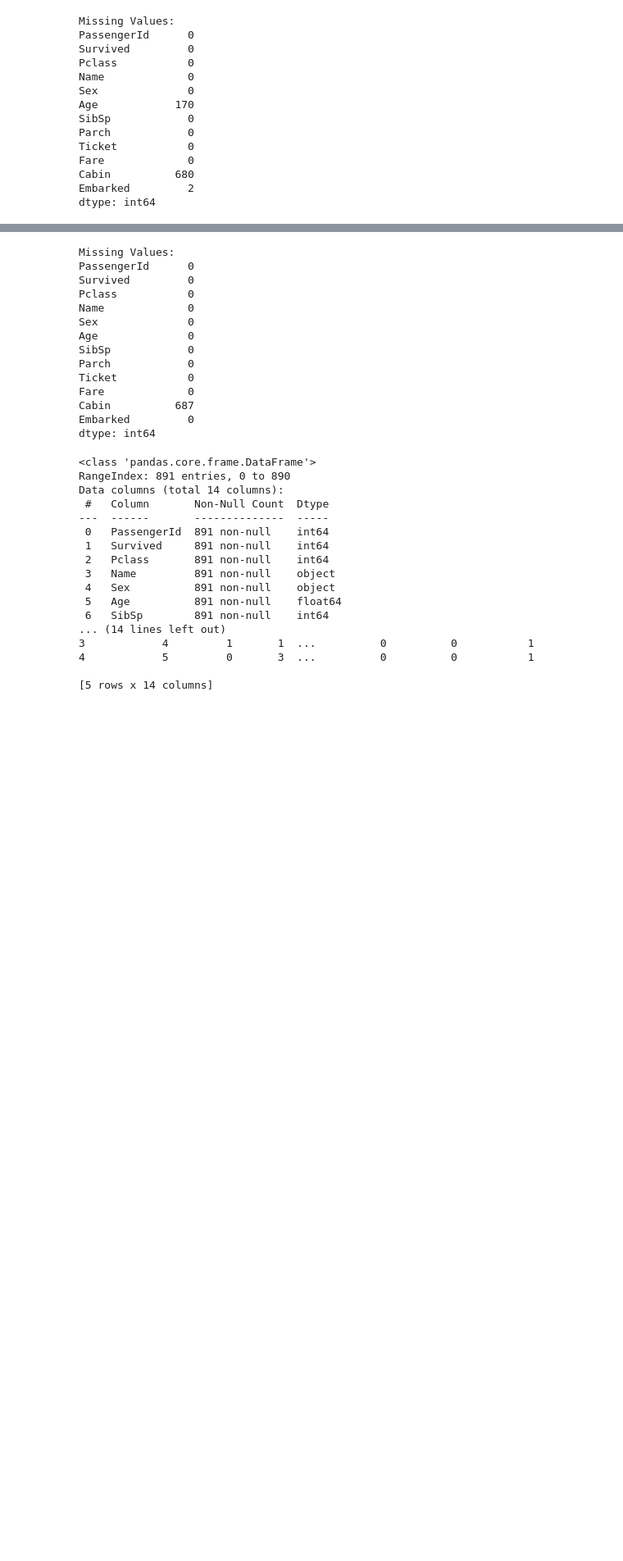
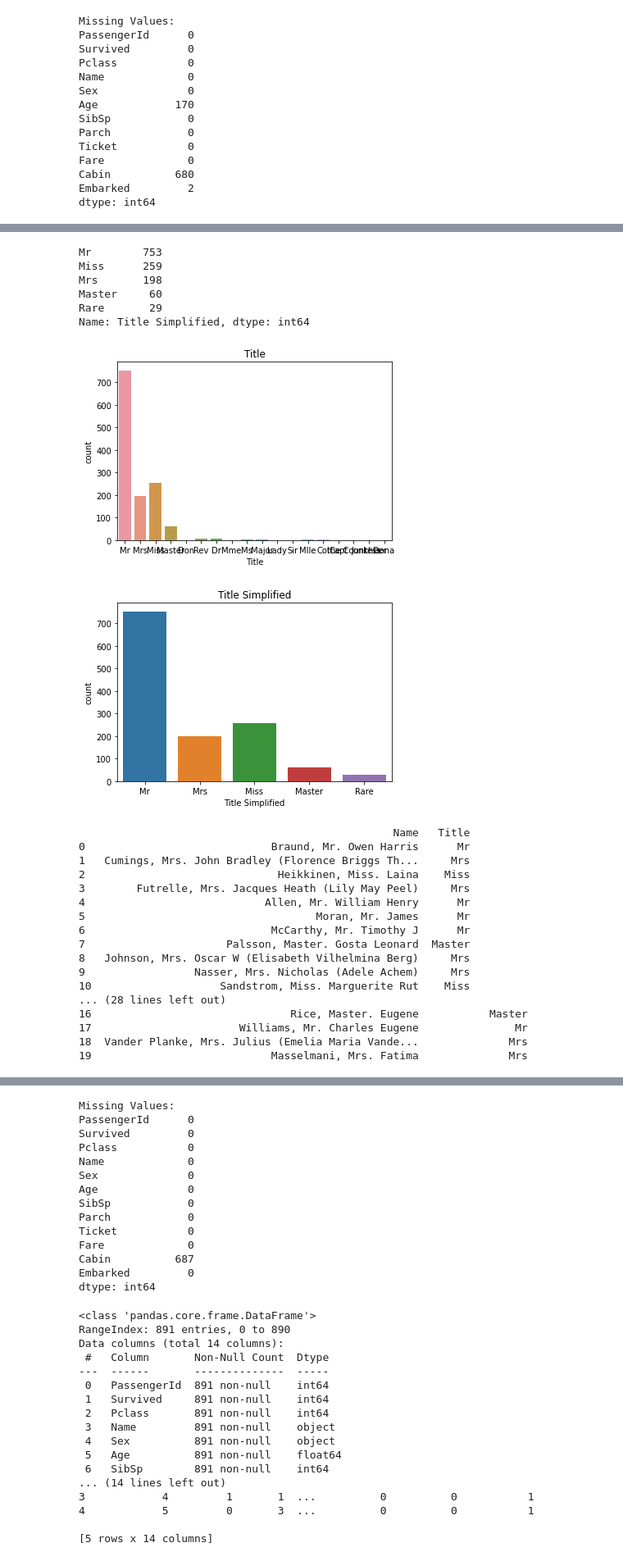
Before and after one commit to DicheDiez10/CSCI-191-T-ML, a Jupyter notebook: KaggleTitanic/KaggleTitanic.ipynb, the cells around one changed output, grey strips where cells are left out. Shown: that part at 82% size. Cells and saved outputs as stored; diff of their text form; code cells hidden in the pictures; blank space fills up the shorter version.

```diff
--- a/KaggleTitanic/KaggleTitanic.ipynb
+++ b/KaggleTitanic/KaggleTitanic.ipynb
@@ -736,0 +914,5 @@ dtype: int64
+# %%
+#adding title to our data set
+combine_df['Title'] = [name.split(',')[1].split('.')[0].strip() for name in combine_df['Name']]
+#outputting titles we have
+combine_df['Title'].value_counts()
@@ -736,0 +939,58 @@ dtype: int64
+# %%
+# Simplifying titles
+combine_df['Title Simplified'] = combine_df['Title']
+
+combine_df['Title Simplified'] = combine_df['Title Simplified'].replace(['Dr', 'Rev', 'Col', 'Major', 'Lady', 'Jonkheer', 'Don', 'Capt', 'the Countess','Sir', 'Dona'], 'Rare')
+combine_df['Title Simplified'] = combine_df['Title Simplified'].replace(['Mlle', 'Ms'], 'Miss')
+combine_df['Title Simplified'] = combine_df['Title Simplified'].replace('Mme', 'Mrs')
+
+#outputting titles we have
+combine_df['Title Simplified'].value_counts()
+# %% [output]
+Mr        753
+Miss      259
+Mrs       198
+Master     60
+Rare       29
+Name: Title Simplified, dtype: int64
+# %%
+#showing all titles vs combined titles
+sns.countplot(combine_df['Title'])
+plt.title('Title')
+plt.show()
+
+sns.countplot(combine_df['Title Simplified'])
+plt.title('Title Simplified')
+plt.show()
+
+print(combine_df[['Name', 'Title']].head(20), "\n\n")
+print(combine_df[['Name', 'Title Simplified']].head(20), "\n\n")
+
+#Show the survivabily now by title
+sns.factorplot(x = 'Title Simplified', y = 'Survived', data = combine_df, kind = 'bar', palette = 'mako')
+plt.ylabel('Survival Probability')
+plt.title('Survival Probability by Title')
+plt.show()
+
+#Now we can drop the name cause
+combine_df = combine_df.drop('Name', axis = 1)
+# %% [output]
+[figure, added]
+[figure, added]
+                                                 Name   Title
+0                             Braund, Mr. Owen Harris      Mr
+1   Cumings, Mrs. John Bradley (Florence Briggs Th...     Mrs
+2                              Heikkinen, Miss. Laina    Miss
+3        Futrelle, Mrs. Jacques Heath (Lily May Peel)     Mrs
+4                            Allen, Mr. William Henry      Mr
+5                                    Moran, Mr. James      Mr
+6                             McCarthy, Mr. Timothy J      Mr
+7                      Palsson, Master. Gosta Leonard  Master
+8   Johnson, Mrs. Oscar W (Elisabeth Vilhelmina Berg)     Mrs
+9                 Nasser, Mrs. Nicholas (Adele Achem)     Mrs
+10                    Sandstrom, Miss. Marguerite Rut    Miss
+... (28 lines left out)
+16                               Rice, Master. Eugene           Master
+17                       Williams, Mr. Charles Eugene               Mr
+18  Vander Planke, Mrs. Julius (Emelia Maria Vande...              Mrs
+19                            Masselmani, Mrs. Fatima              Mrs
```
Also changed, not shown: parts of 21 cells of this notebook.
